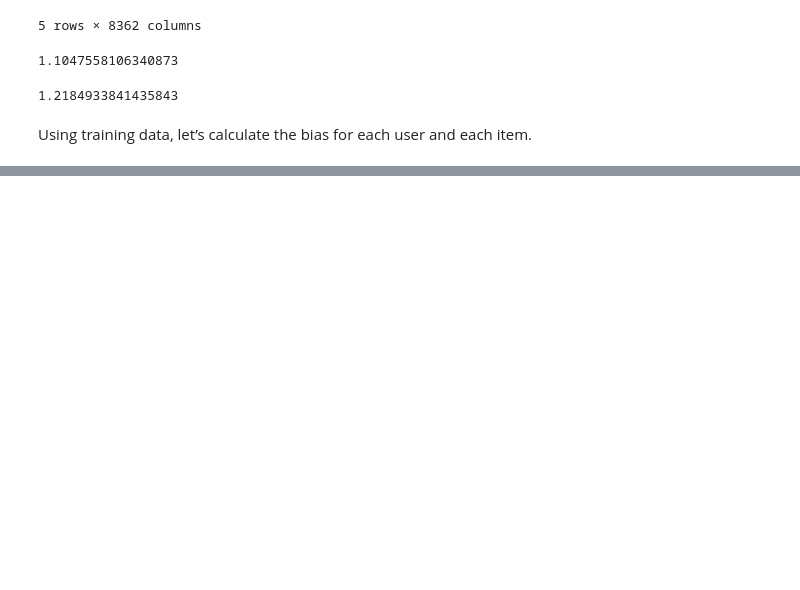
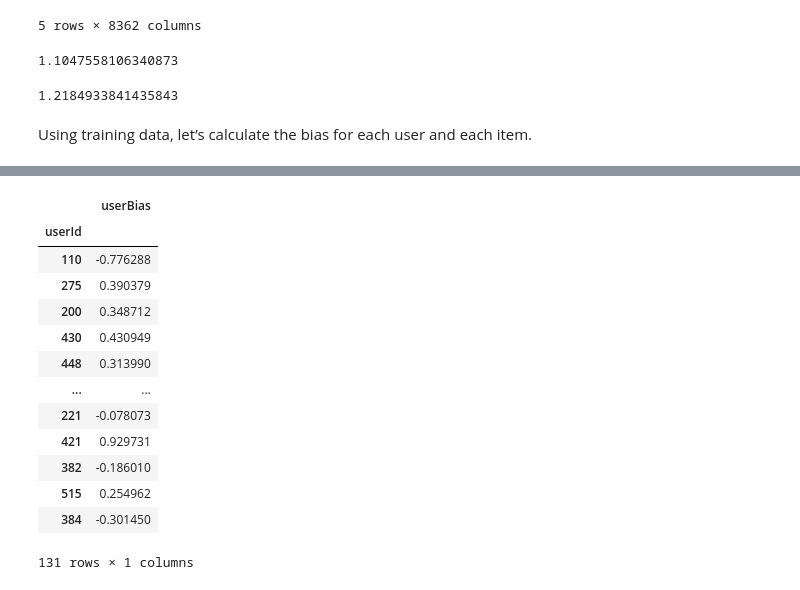
Before and after one commit to salma71/MSDS_SU2020, a Jupyter notebook: Basic_recommender_1.ipynb, the cells around one changed output, grey strips where cells are left out. Drawn from its saved outputs; the diff is of its cells as text; code cells hidden in the pictures; blank space fills up the shorter version.

```diff
--- a/Basic_recommender_1.ipynb
+++ b/Basic_recommender_1.ipynb
@@ -252,0 +289,19 @@ Calculating the baseline predictors for every user-item combination.
+# %%
+user_mean_t = test.mean(axis=1, skipna=True)
+user_bias_t = get_bias_matrix(test, user_mean_t, raw_average=raw_avg, name ='userBias')
+user_bias_t
+# %% [output]
+|  | userBias |
+| userId |  |
+| 110 | -0.776288 |
+| 275 | 0.390379 |
+| 200 | 0.348712 |
+| 430 | 0.430949 |
+| 448 | 0.313990 |
+| ... | ... |
+| 221 | -0.078073 |
+| 421 | 0.929731 |
+| 382 | -0.186010 |
+| 515 | 0.254962 |
+| 384 | -0.301450 |
+131 rows × 1 columns
```
Also changed, not shown: parts of 11 cells of this notebook.
